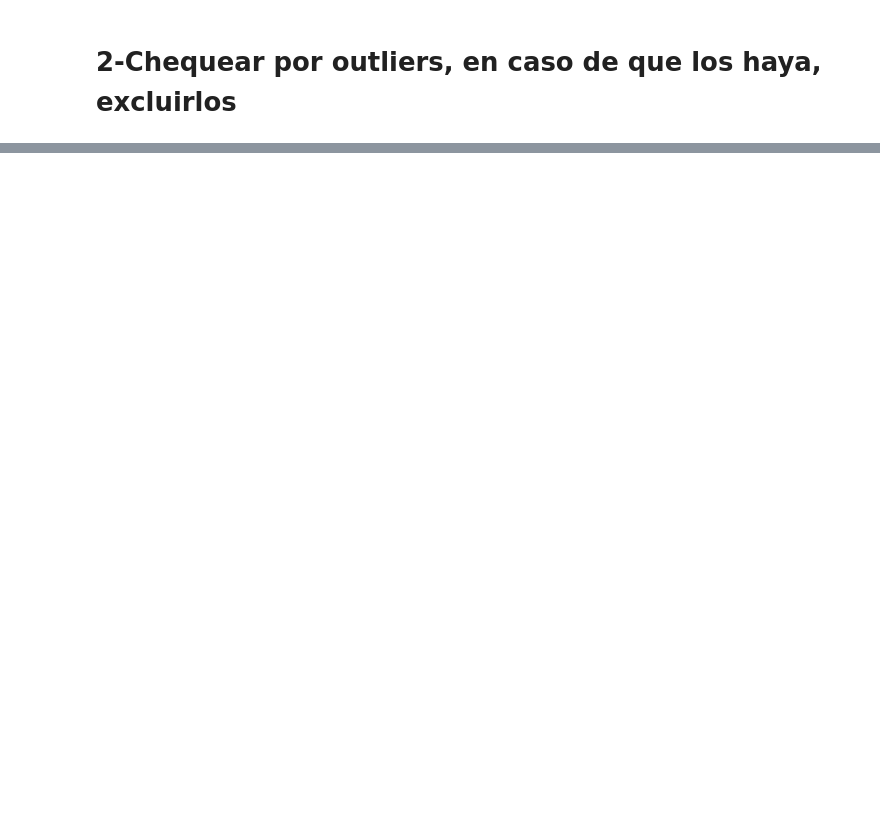
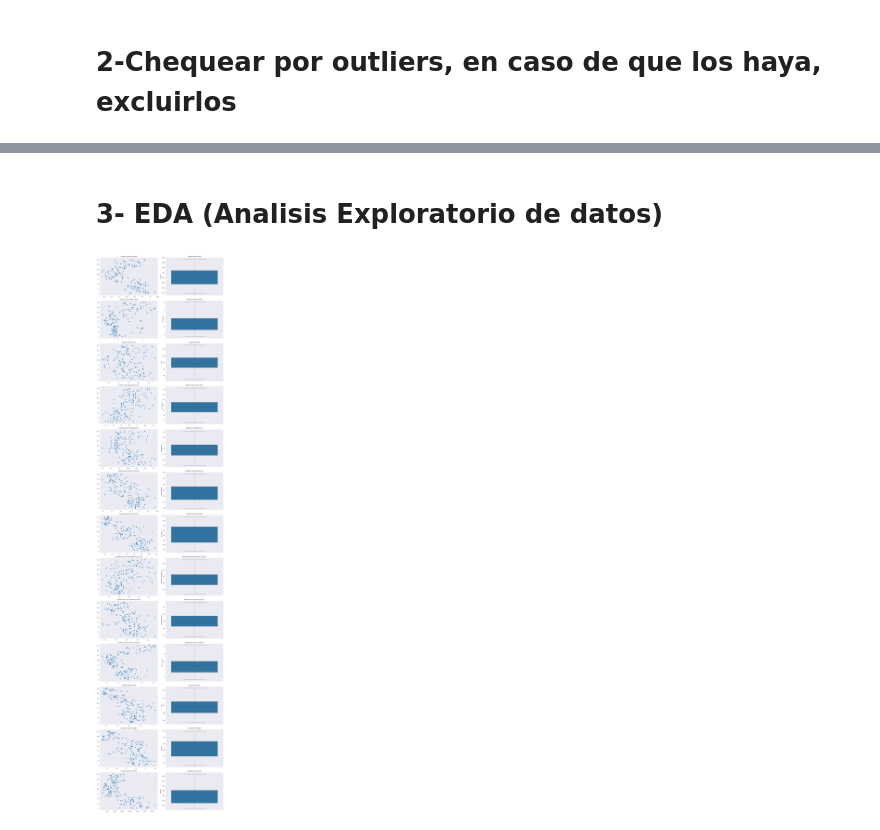
Before and after one commit to thejoresp/CienciaDatos, a Jupyter notebook: cloustering.ipynb, the cells around one changed output, grey strips where cells are left out. Saved outputs shown, nothing was run; the diff lists cells and outputs as text; code cells hidden in the pictures; blank space fills up the shorter version.

Commit message:
exclusion de outliers y agregado de graficos

```diff
--- a/cloustering.ipynb
+++ b/cloustering.ipynb
@@ -173,0 +126,5 @@ dtype: int64
+# %%
+# verificamos valores NaN
+for column in wine.columns:
+    tiene_nan = wine[column].isnull().any()
+    print(f'La columna {column} tiene valores NaN: {tiene_nan}')
@@ -174,3 +145,6 @@ dtype: int64
 # %%
-wine.dtypes
+# si contiene valores vacios
+for column in wine.columns:
+    tiene_vacios = wine[column].eq('').any()
+    print(f'La columna {column} tiene valores vacíos: {tiene_vacios}')
 # %% [output]
@@ -191,2 +164,12 @@ dtype: object
 # %% [markdown]
 # 2-Chequear por outliers, en caso de que los haya, excluirlos
+# %%
+Q1 = wine.quantile(0.25)
+Q3 = wine.quantile(0.75)
+IQR = Q3 - Q1
+
+inferior = Q1 - 1.5 * IQR
+superior = Q3 + 1.5 * IQR
+
+outliers = wine[((wine < inferior) | (wine > superior)).any(axis=1)]
+print(f'Cantidad de outliers que se van a excluir: {len(outliers)}')
@@ -192,0 +180,3 @@ dtype: object
+# %%
+# excluimos los outliers
+wine = wine[~((wine < inferior) | (wine > superior)).any(axis=1)]
@@ -192,0 +190,18 @@ dtype: object
+# %% [markdown]
+# 3- EDA (Analisis Exploratorio de datos)
+# %%
+fig, axs = plt.subplots(len(wine.columns), 2, figsize=(15, len(wine.columns)*5))
+
+for i, column in enumerate(wine.columns):
+
+    axs[i, 0].scatter(wine[column], wine.index)
+    axs[i, 0].set_title(f'Scatter plot de {column}')
+
+
+    sns.boxplot(y=wine[column], ax=axs[i, 1], orient='v')
+    axs[i, 1].set_title(f'Boxplot de {column}')
+
+plt.tight_layout()
+plt.show()
+# %% [output]
+[figure, added]
```
Also changed, not shown: parts of 18 cells of this notebook.
